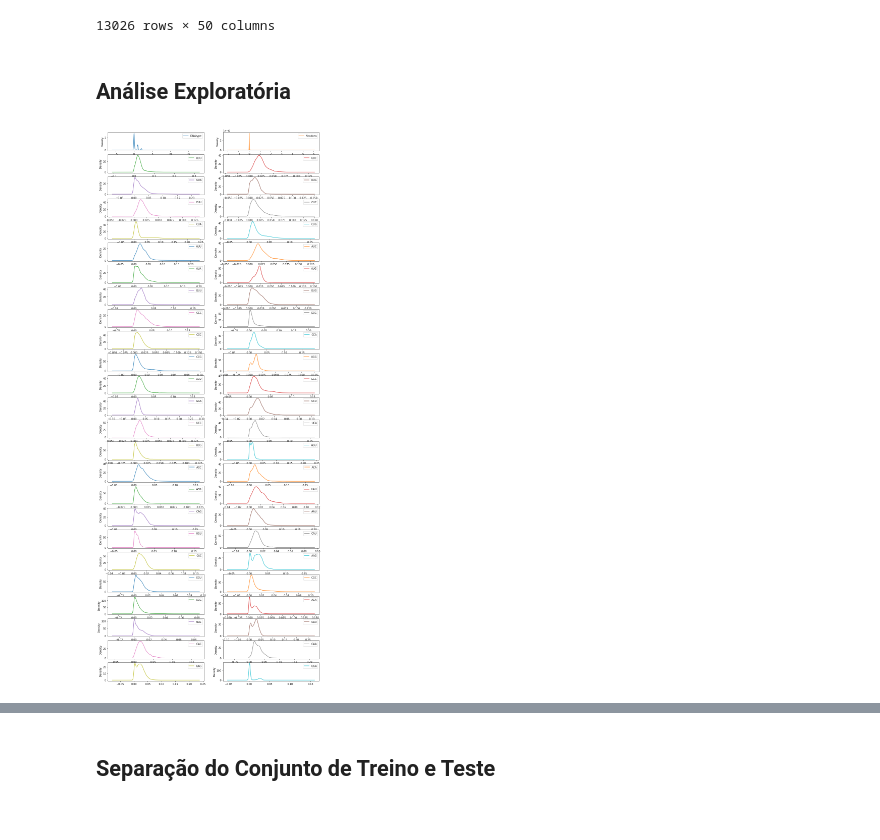
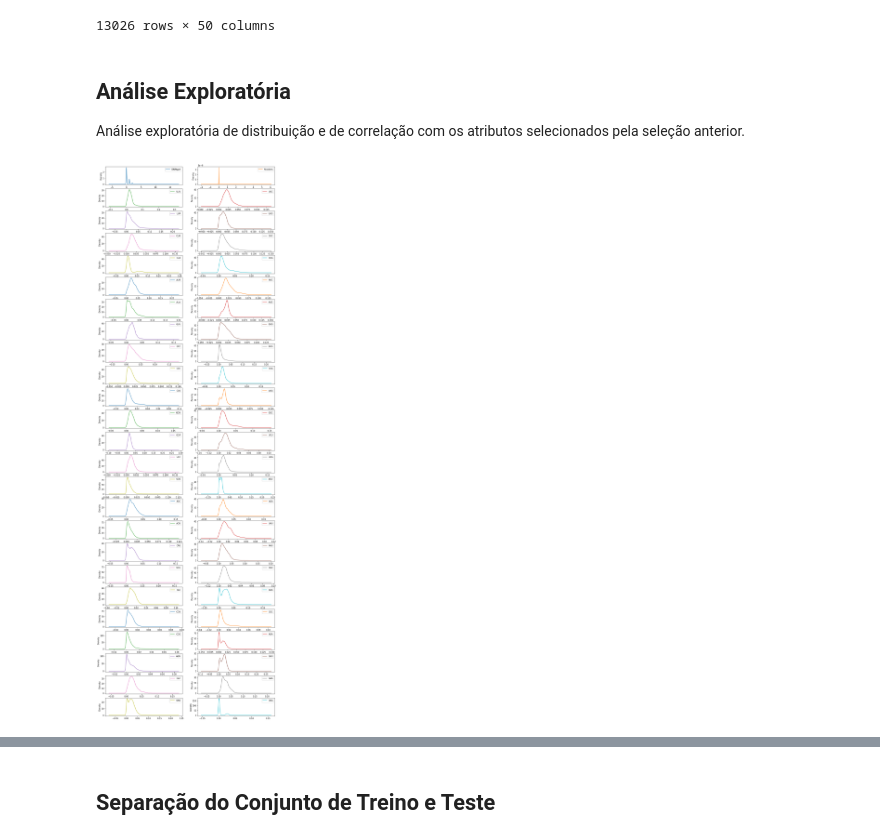
Before and after one commit to JessicaIta/codon-usage-classification, a Jupyter notebook: Codon Usage Classification.ipynb, the cells around one changed output, grey strips where cells are left out. Drawn from its saved outputs; the diff is of its cells as text; code cells hidden in the pictures.

```diff
--- a/Codon Usage Classification.ipynb
+++ b/Codon Usage Classification.ipynb
@@ -333,11 +359,13 @@ X
 13026 rows × 50 columns
 # %% [markdown]
 ## Análise Exploratória
+
+Análise exploratória de distribuição e de correlação com os atributos selecionados pela seleção anterior.
 # %%
 # Density Plot somente com as featurs de entrada
-X.plot(kind = 'density', subplots = True, layout = (25,2), sharex = False, figsize = (15,40))
+X.plot(kind = 'density', subplots = True, layout = (25,2), sharex = False, figsize = (15,50))
 plt.show()
 # %% [output]
-[figure, old version]
+[figure, new version]
 # %%
 # Matriz de Correlação com Matplotlib Seaborn incluindo a classe de predição
```
Also changed, not shown: parts of 11 cells of this notebook.
